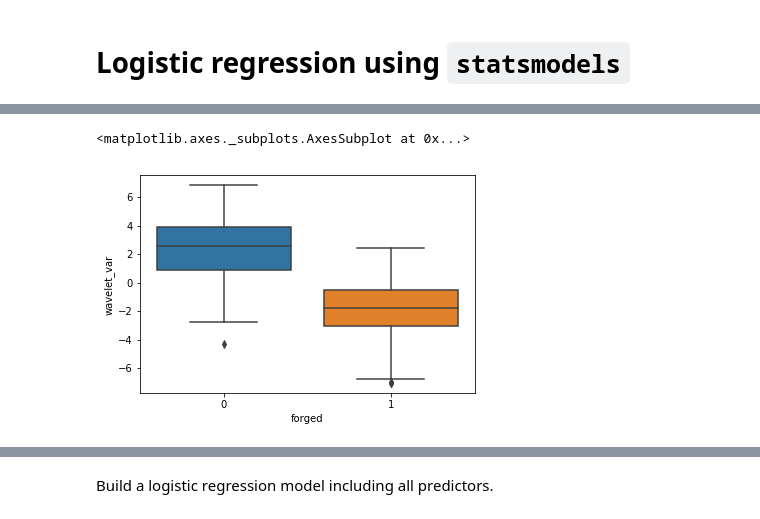
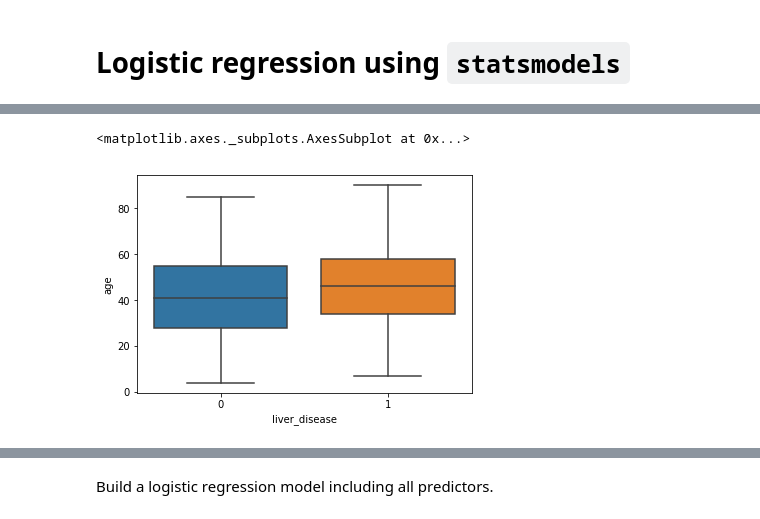
Before and after one commit to estimand/ga-data-science, a Jupyter notebook: 06_glms/notebooks/03_solutions.ipynb, the cells around one changed output, grey strips where cells are left out. Cells and saved outputs as stored; diff of their text form; code cells hidden in the pictures.

```diff
--- a/06_glms/notebooks/03_solutions.ipynb
+++ b/06_glms/notebooks/03_solutions.ipynb
@@ -17,0 +14,14 @@ Read in the Banknote Authentication dataset.
+# %%
+var_names = [
+    'age',
+    'sex',
+    'total_bilirubin',
+    'direct_bilirubin',
+    'alp',  # Alkaline phosphatase
+    'alt',  # Alanine transaminase
+    'ast',  # Aspartate transaminase
+    'total_protein',
+    'albumin',
+    'ag_ratio',  # Albumin/globulin ratio
+    'liver_disease'
+]
@@ -18,2 +30,2 @@ Read in the Banknote Authentication dataset.
 # %%
-banknotes = pd.read_csv(BANKNOTES_URL, header=None, names=var_names)
+ilpd = pd.read_csv(ILPD_URL, header=None, names=var_names)
@@ -19,0 +54,2 @@ banknotes = pd.read_csv(BANKNOTES_URL, header=None, names=var_names)
+# %%
+ilpd['liver_disease'] = (ilpd['liver_disease'] == 1).astype(int)
@@ -20 +74,3 @@ banknotes = pd.read_csv(BANKNOTES_URL, header=None, names=var_names)
+# %%
+ilpd.dropna(inplace=True)
 # %% [markdown]
@@ -22,5 +83,5 @@ Explore data visually.
 # %%
-sns.boxplot(x='forged', y='wavelet_var', data=banknotes)
+sns.boxplot(x='liver_disease', y='age', data=ilpd)
 # %% [output]
 <matplotlib.axes._subplots.AxesSubplot at 0x...>
-[figure, old version]
+[figure, new version]
```
Also changed, not shown: parts of 25 cells of this notebook, 1 other file.
